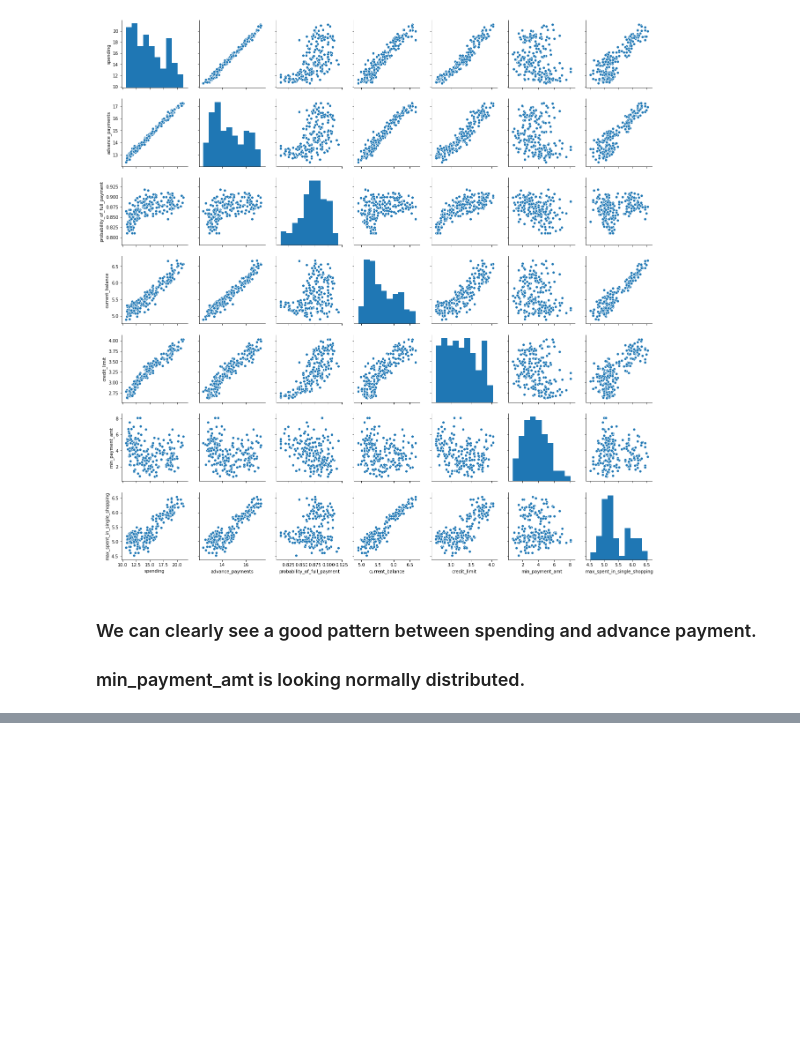
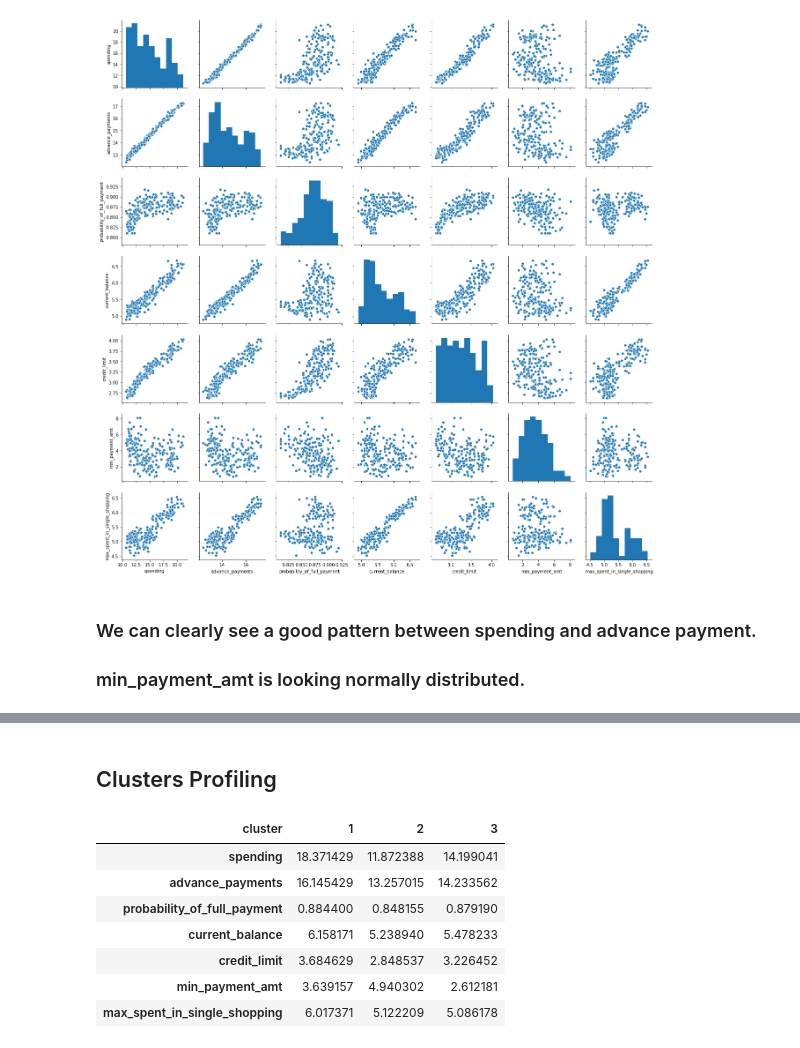
Before and after one commit to Abhishek768/BankMarketting, a Jupyter notebook: BankMarketing.ipynb, the cells around one changed output, grey strips where cells are left out. Saved outputs shown, nothing was run; the diff lists cells and outputs as text; code cells hidden in the pictures; blank space fills up the shorter version.

```diff
--- a/BankMarketing.ipynb
+++ b/BankMarketing.ipynb
@@ -125,0 +150,13 @@ sns.pairplot(df);
+# %% [markdown]
+## Clusters Profiling
+# %%
+agglomerative_df.groupby('cluster').mean().T
+# %% [output]
+| cluster | 1 | 2 | 3 |
+| spending | 18.371429 | 11.872388 | 14.199041 |
+| advance_payments | 16.145429 | 13.257015 | 14.233562 |
+| probability_of_full_payment | 0.884400 | 0.848155 | 0.879190 |
+| current_balance | 6.158171 | 5.238940 | 5.478233 |
+| credit_limit | 3.684629 | 2.848537 | 3.226452 |
+| min_payment_amt | 3.639157 | 4.940302 | 2.612181 |
+| max_spent_in_single_shopping | 6.017371 | 5.122209 | 5.086178 |
```
Also changed, not shown: parts of 6 cells of this notebook.
